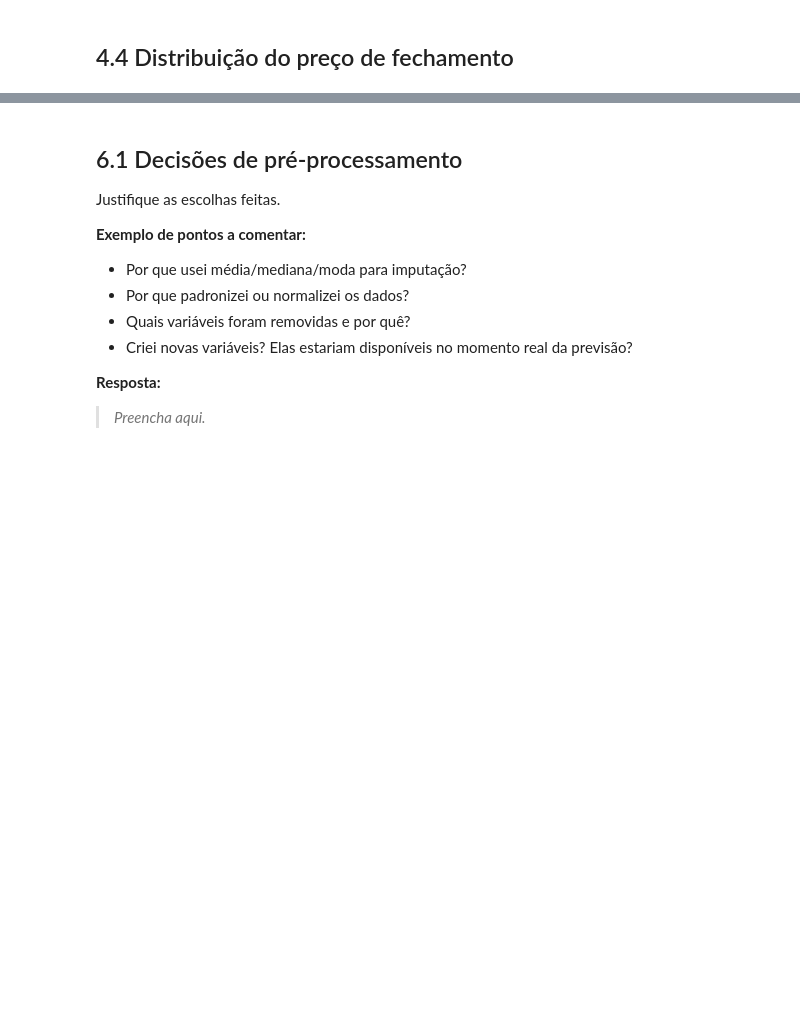
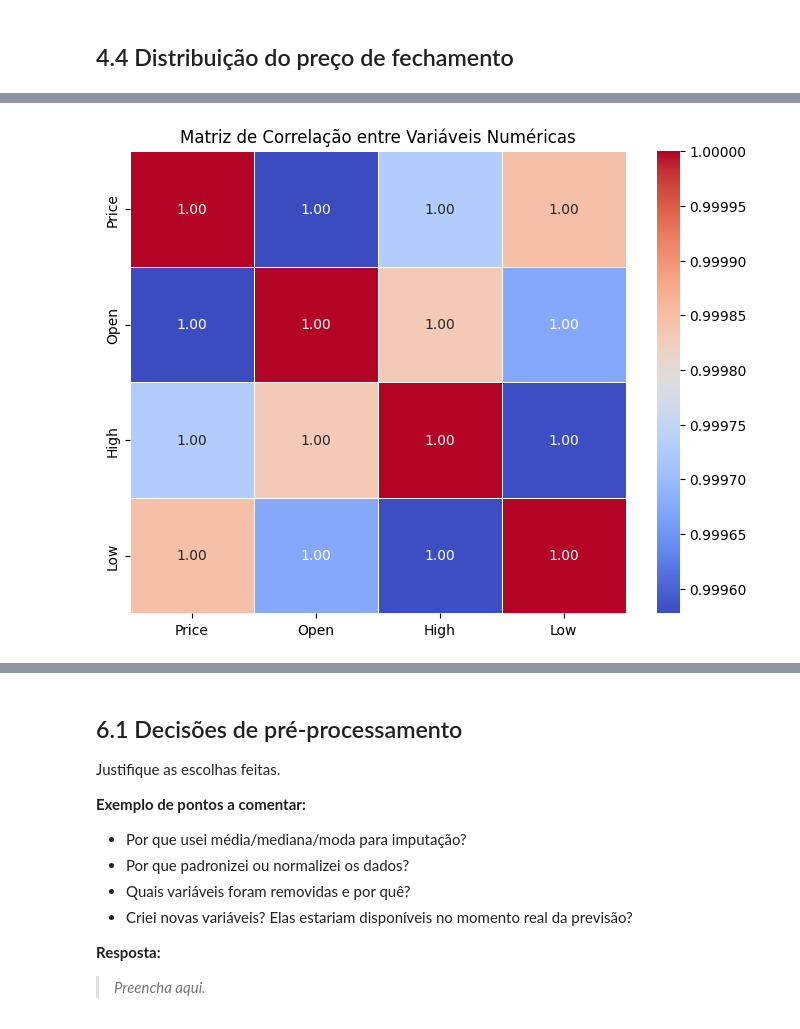
Before and after one commit to lalipedrozo/PUC_MVP_Machine_Learning, a Jupyter notebook: MVP_Machine_Learning.ipynb, the cells around one changed output, grey strips where cells are left out. Cells and saved outputs as stored; diff of their text form; code cells hidden in the pictures; blank space fills up the shorter version.

```diff
--- a/MVP_Machine_Learning.ipynb
+++ b/MVP_Machine_Learning.ipynb
@@ -560,0 +485,26 @@ Crie uma sequência reprodutível de tratamento dos dados.
+# %%
+# ==========================================================
+# Matriz de correlação
+# ==========================================================
+
+import seaborn as sns
+import matplotlib.pyplot as plt
+
+# Seleção das variáveis numéricas
+corr_cols = ["Price", "Open", "High", "Low"]
+
+corr_matrix = df[corr_cols].corr()
+
+plt.figure(figsize=(8,6))
+sns.heatmap(
+    corr_matrix,
+    annot=True,
+    cmap="coolwarm",
+    fmt=".2f",
+    linewidths=0.5
+)
+
+plt.title("Matriz de Correlação entre Variáveis Numéricas")
+plt.show()
+# %% [output]
+[figure, added]
```
Also changed, not shown: parts of 61 cells of this notebook.
